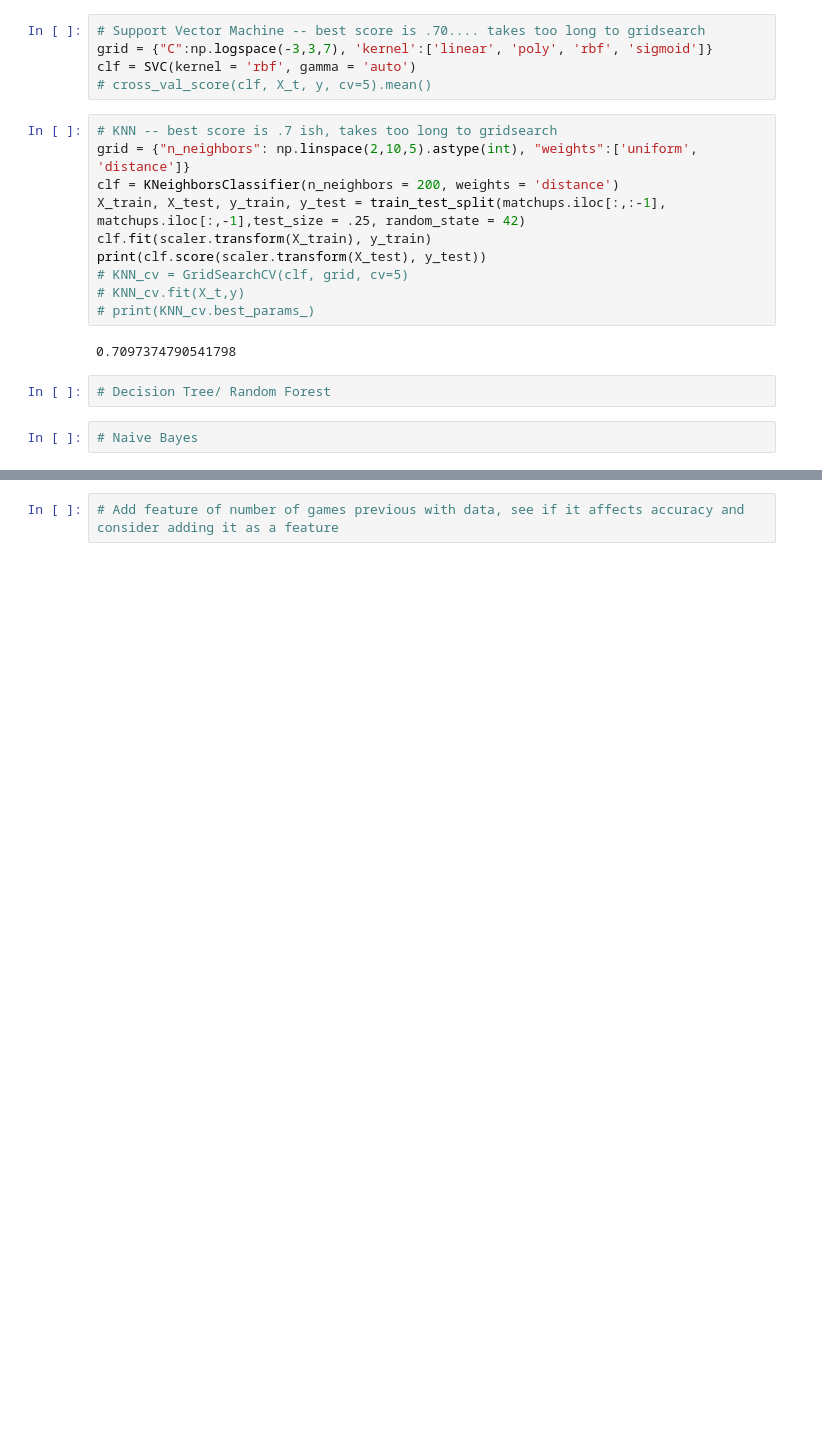
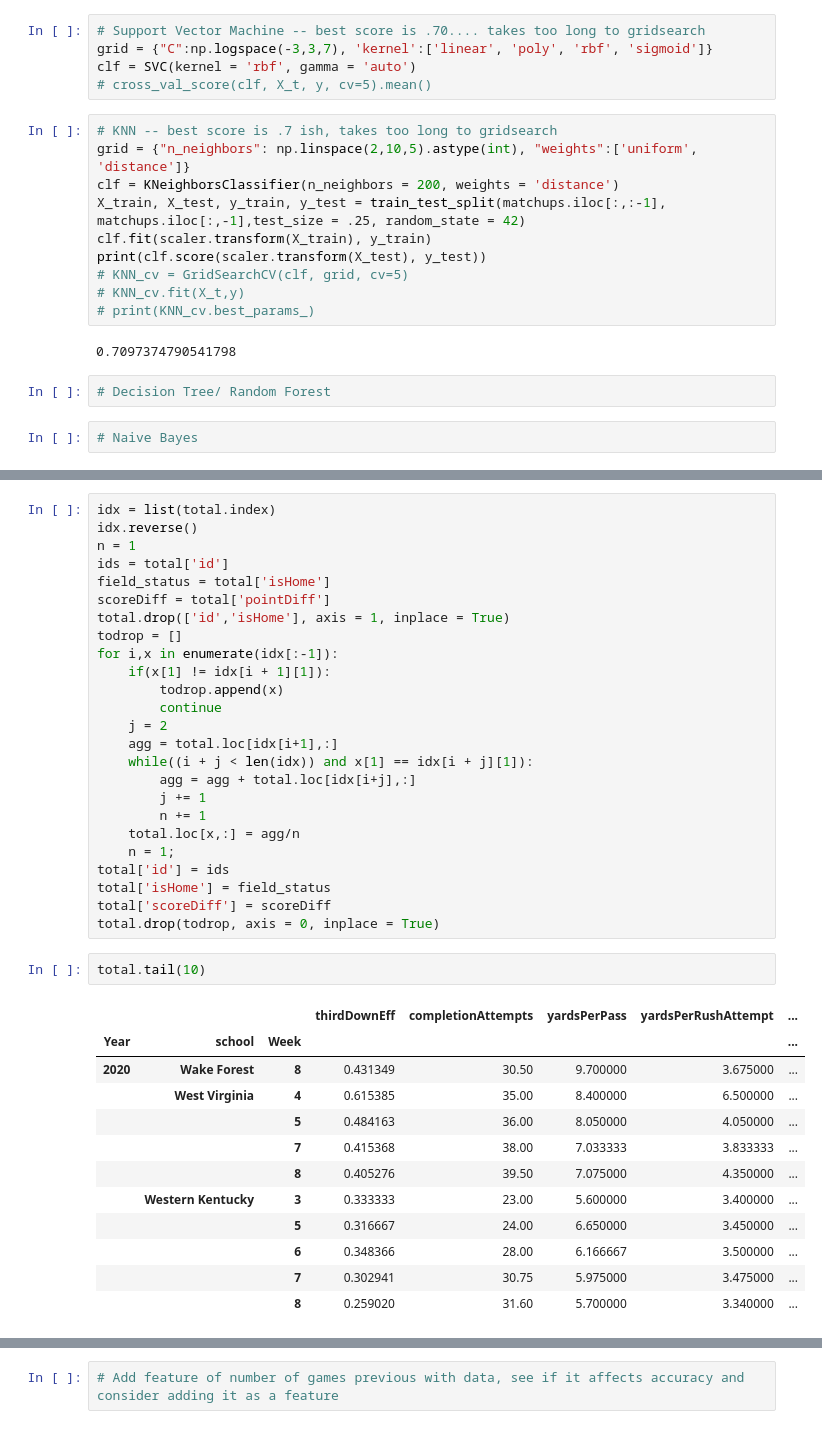
Before and after one commit to MichiganDataScienceTeam/F20-College-Football, a Jupyter notebook: notebooks/Prior Probability Model.ipynb, the cells around one changed output, grey strips where cells are left out. Saved outputs shown, nothing was run; the diff lists cells and outputs as text; blank space fills up the shorter version.

```diff
--- a/notebooks/Prior Probability Model.ipynb
+++ b/notebooks/Prior Probability Model.ipynb
@@ -206,0 +253,40 @@ print(clf.score(scaler.transform(X_test), y_test))
+# %%
+idx = list(total.index)
+idx.reverse()
+n = 1
+ids = total['id']
+field_status = total['isHome']
+scoreDiff = total['pointDiff']
+total.drop(['id','isHome'], axis = 1, inplace = True)
+todrop = []
+for i,x in enumerate(idx[:-1]):
+    if(x[1] != idx[i + 1][1]):
+        todrop.append(x)
+        continue
+    j = 2
+    agg = total.loc[idx[i+1],:]
+    while((i + j < len(idx)) and x[1] == idx[i + j][1]):
+        agg = agg + total.loc[idx[i+j],:]
+        j += 1
+        n += 1
+    total.loc[x,:] = agg/n
+    n = 1;
+total['id'] = ids
+total['isHome'] = field_status
+total['scoreDiff'] = scoreDiff
+total.drop(todrop, axis = 0, inplace = True)
+# %%
+total.tail(10)
+# %% [output]
+|  |  |  | thirdDownEff | completionAttempts | yardsPerPass | yardsPerRushAttempt | ... |
+| Year | school | Week |  |  |  |  | ... |
+| 2020 | Wake Forest | 8 | 0.431349 | 30.50 | 9.700000 | 3.675000 | ... |
+|  | West Virginia | 4 | 0.615385 | 35.00 | 8.400000 | 6.500000 | ... |
+|  |  | 5 | 0.484163 | 36.00 | 8.050000 | 4.050000 | ... |
+|  |  | 7 | 0.415368 | 38.00 | 7.033333 | 3.833333 | ... |
+|  |  | 8 | 0.405276 | 39.50 | 7.075000 | 4.350000 | ... |
+|  | Western Kentucky | 3 | 0.333333 | 23.00 | 5.600000 | 3.400000 | ... |
+|  |  | 5 | 0.316667 | 24.00 | 6.650000 | 3.450000 | ... |
+|  |  | 6 | 0.348366 | 28.00 | 6.166667 | 3.500000 | ... |
+|  |  | 7 | 0.302941 | 30.75 | 5.975000 | 3.475000 | ... |
+|  |  | 8 | 0.259020 | 31.60 | 5.700000 | 3.340000 | ... |
```
Also changed, not shown: parts of 25 cells of this notebook.
